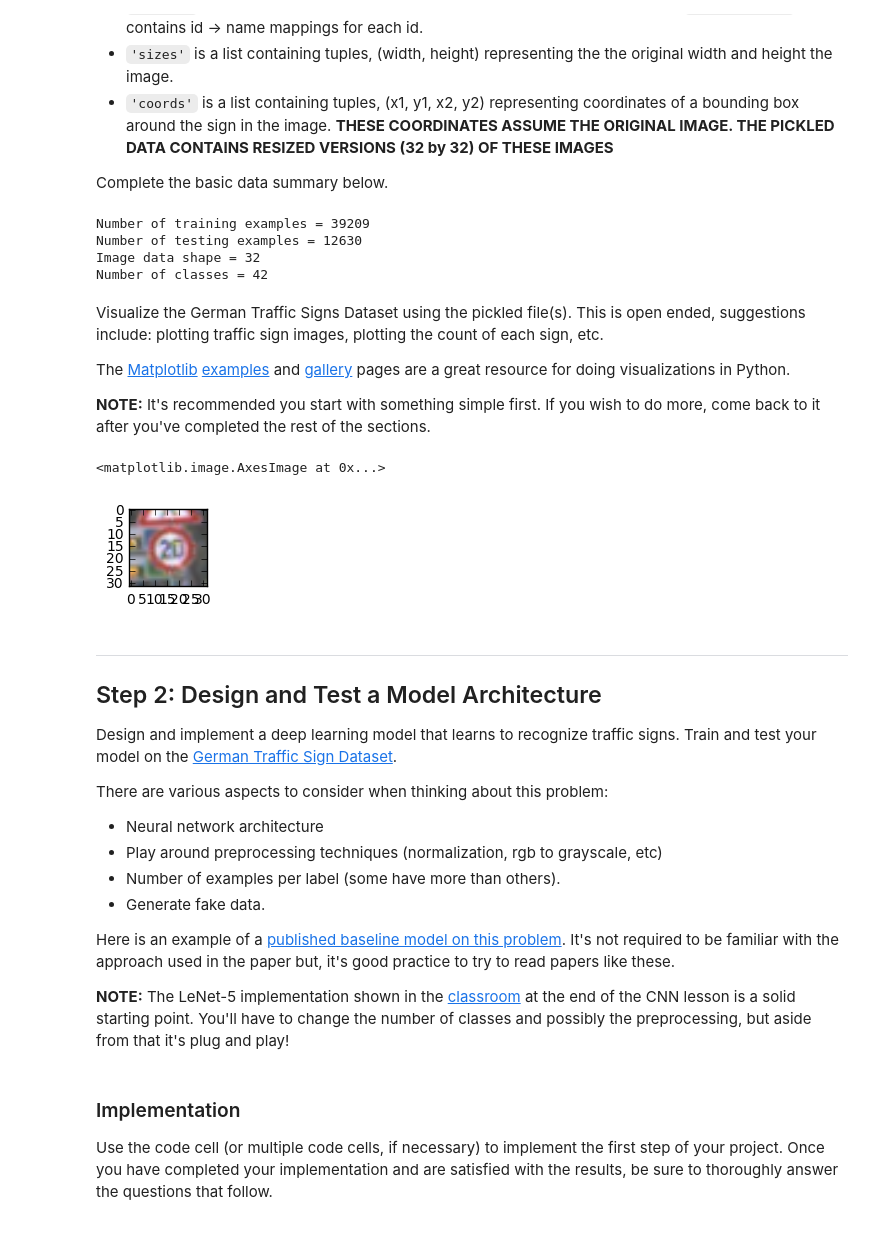
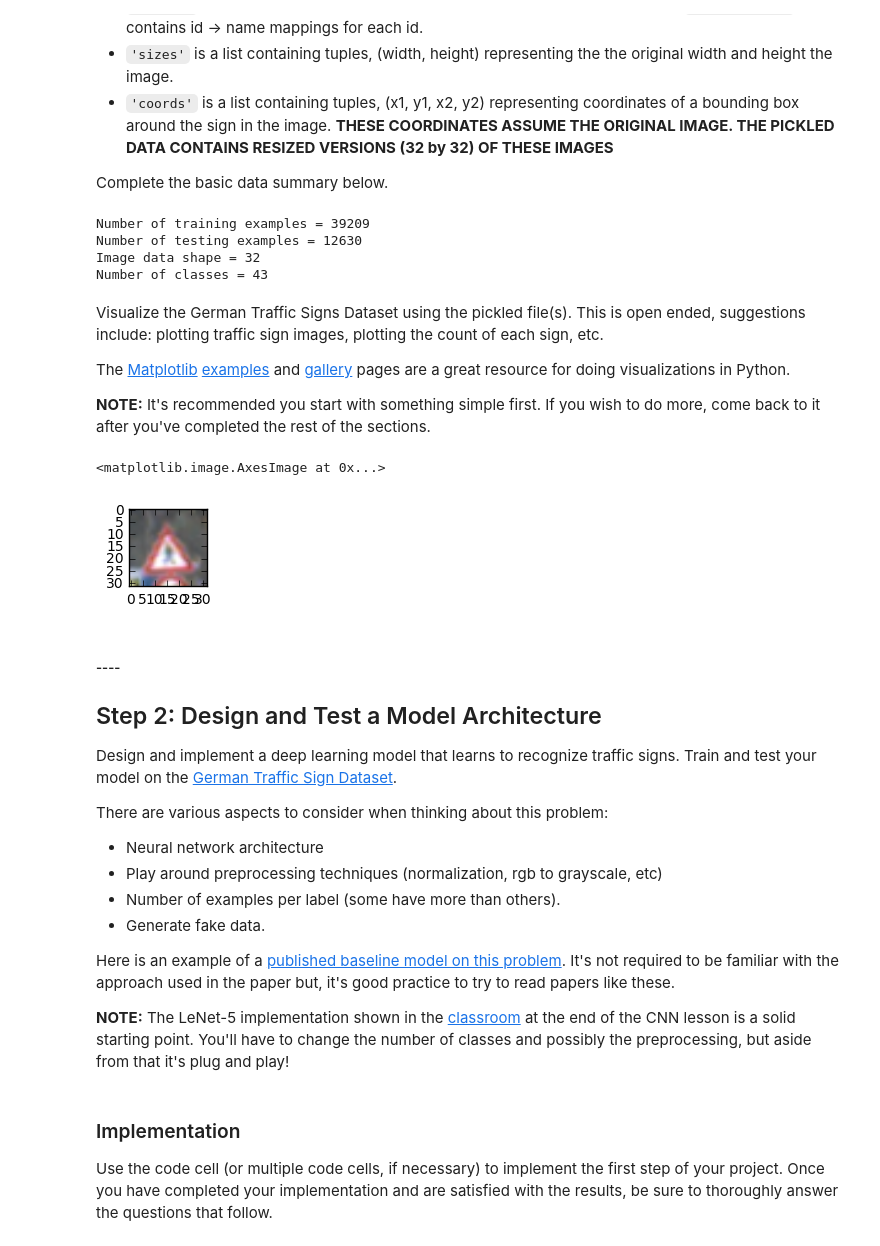
Before and after one commit to HunterZhou/Udacity_project2, a Jupyter notebook: Traffic_Sign_Classifier.ipynb, the cells around one changed output. Drawn from its saved outputs; the diff is of its cells as text; code cells hidden in the pictures.

```diff
--- a/Traffic_Sign_Classifier.ipynb
+++ b/Traffic_Sign_Classifier.ipynb
@@ -64,7 +64,7 @@ n_test = 12630
 image_shape = 32
 
 # TODO: How many unique classes/labels there are in the dataset.
-n_classes = 42
+n_classes = 43
 
 print("Number of training examples =", n_train)
 print("Number of testing examples =", n_test)
@@ -74,7 +74,7 @@ print("Number of classes =", n_classes)
 Number of training examples = 39209
 Number of testing examples = 12630
 Image data shape = 32
-Number of classes = 42
+Number of classes = 43
 # %% [markdown]
 Visualize the German Traffic Signs Dataset using the pickled file(s). This is open ended, suggestions include: plotting traffic sign images, plotting the count of each sign, etc.
 
@@ -84,18 +84,18 @@ The [Matplotlib](http://matplotlib.org/) [examples](http://matplotlib.org/exampl
 # %%
 ### Data exploration visualization goes here.
 ### Feel free to use as many code cells as needed.
 import matplotlib.pyplot as plt
 import numpy as np
 # Visualizations will be shown in the notebook.
 %matplotlib inline
-image = X_train[1]
+image = X_train[30630]
 plt.figure(figsize=(1,1))
 plt.imshow(image)
 # %% [output]
 <matplotlib.image.AxesImage at 0x...>
-[figure, old version]
+[figure, new version]
 # %% [markdown]
-----
+##### ----
 
 ## Step 2: Design and Test a Model Architecture
 
```
Also changed, not shown: parts of 14 cells of this notebook.
